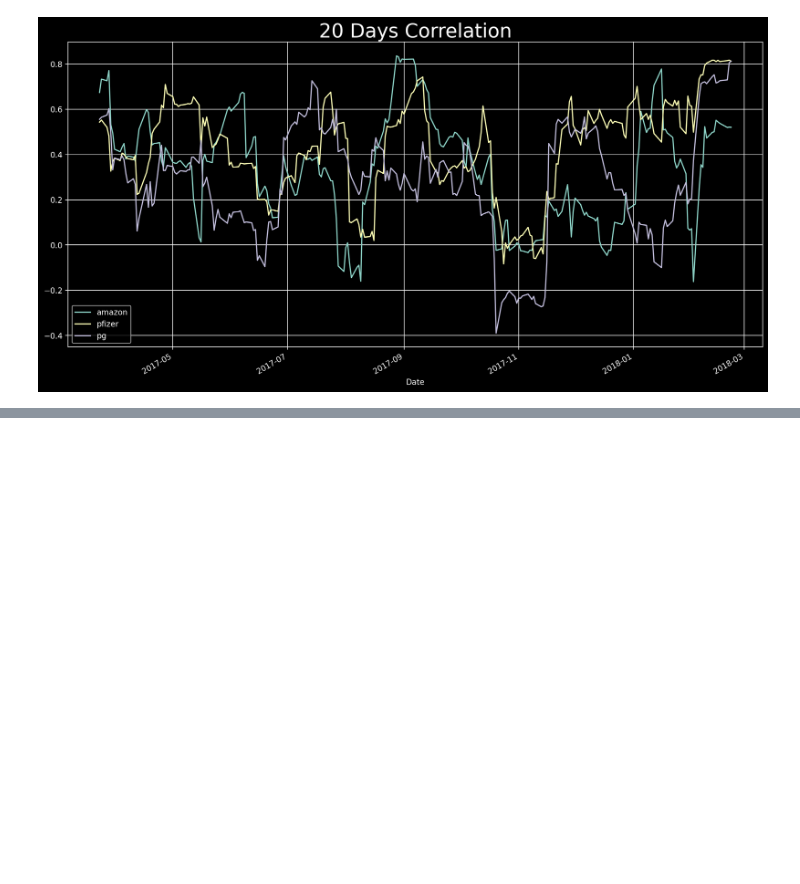
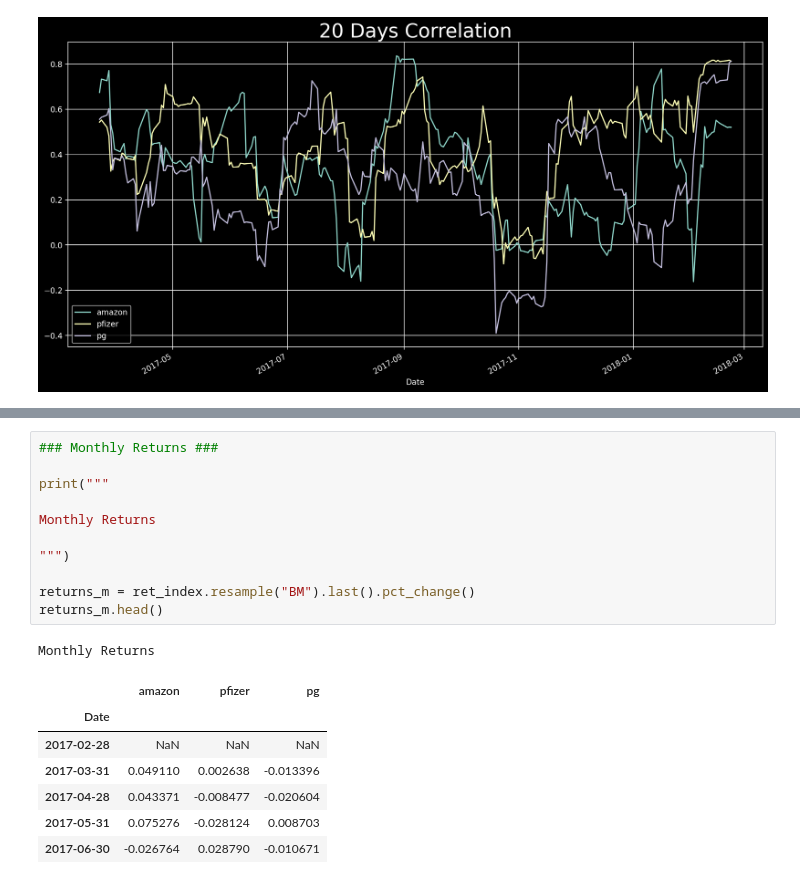
Before and after one commit to rboletcafaro/Time-Series-Forecasting-in-Python, a Jupyter notebook: Time-Series-Forecasting-In-Python.ipynb, the cells around one changed output, grey strips where cells are left out. Cells and saved outputs as stored; diff of their text form; blank space fills up the shorter version.

```diff
--- a/Time-Series-Forecasting-In-Python.ipynb
+++ b/Time-Series-Forecasting-In-Python.ipynb
@@ -264,0 +284,20 @@ Text(0.5, 1.0, '20 Days Correlation')
+# %%
+### Monthly Returns ###
+
+print("""
+
+Monthly Returns
+
+""")
+
+returns_m = ret_index.resample("BM").last().pct_change()
+returns_m.head()
+# %% [output]
+Monthly Returns
+|  | amazon | pfizer | pg |
+| Date |  |  |  |
+| 2017-02-28 | NaN | NaN | NaN |
+| 2017-03-31 | 0.049110 | 0.002638 | -0.013396 |
+| 2017-04-28 | 0.043371 | -0.008477 | -0.020604 |
+| 2017-05-31 | 0.075276 | -0.028124 | 0.008703 |
+| 2017-06-30 | -0.026764 | 0.028790 | -0.010671 |
```
Also changed, not shown: parts of 3 cells of this notebook.
